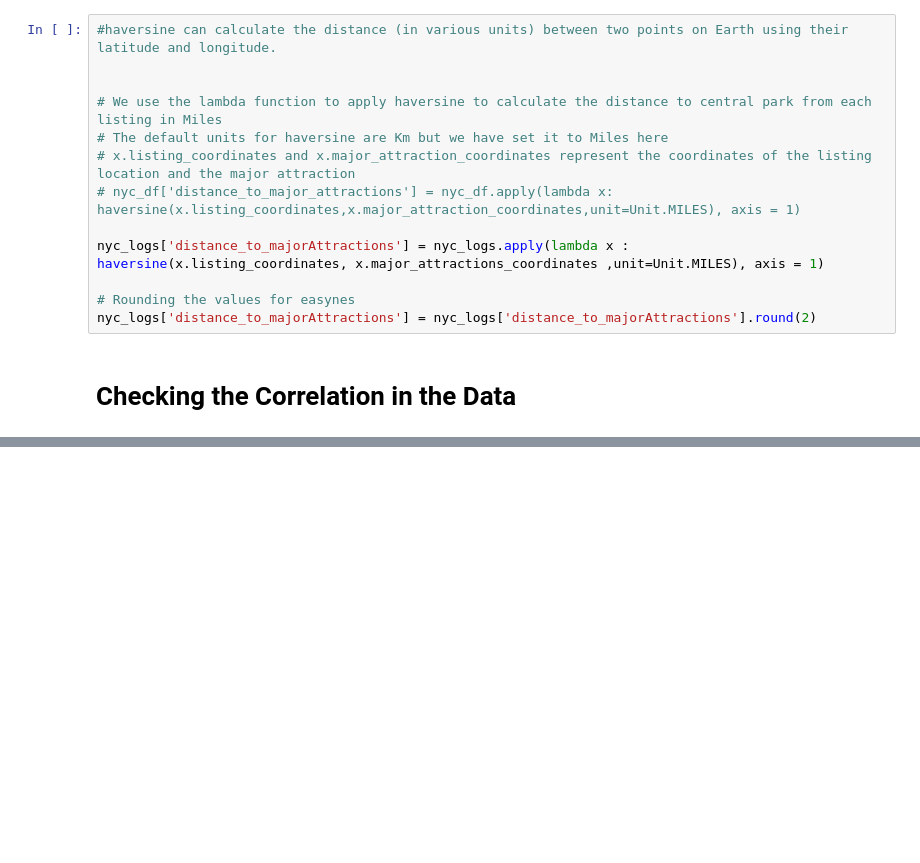
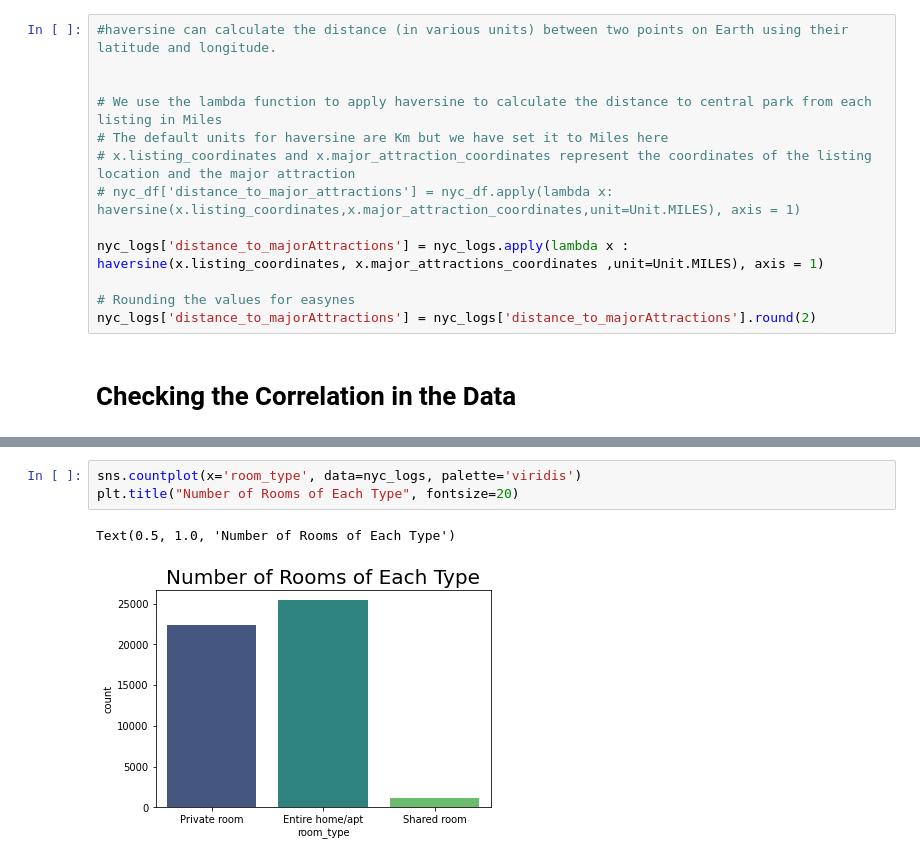
Before and after one commit to KunalSharma2001/Data-Analysis-Projects, a Jupyter notebook: NYC_Airbnb_DataAnalysis.ipynb, the cells around one changed output, grey strips where cells are left out. Saved outputs shown, nothing was run; the diff lists cells and outputs as text; blank space fills up the shorter version.

```diff
--- a/NYC_Airbnb_DataAnalysis.ipynb
+++ b/NYC_Airbnb_DataAnalysis.ipynb
@@ -374,0 +462,6 @@ sns.heatmap(nyc_logs.corr())
+# %%
+sns.countplot(x='room_type', data=nyc_logs, palette='viridis')
+plt.title("Number of Rooms of Each Type", fontsize=20)
+# %% [output]
+Text(0.5, 1.0, 'Number of Rooms of Each Type')
+[figure, added]
```
Also changed, not shown: parts of 31 cells of this notebook.
